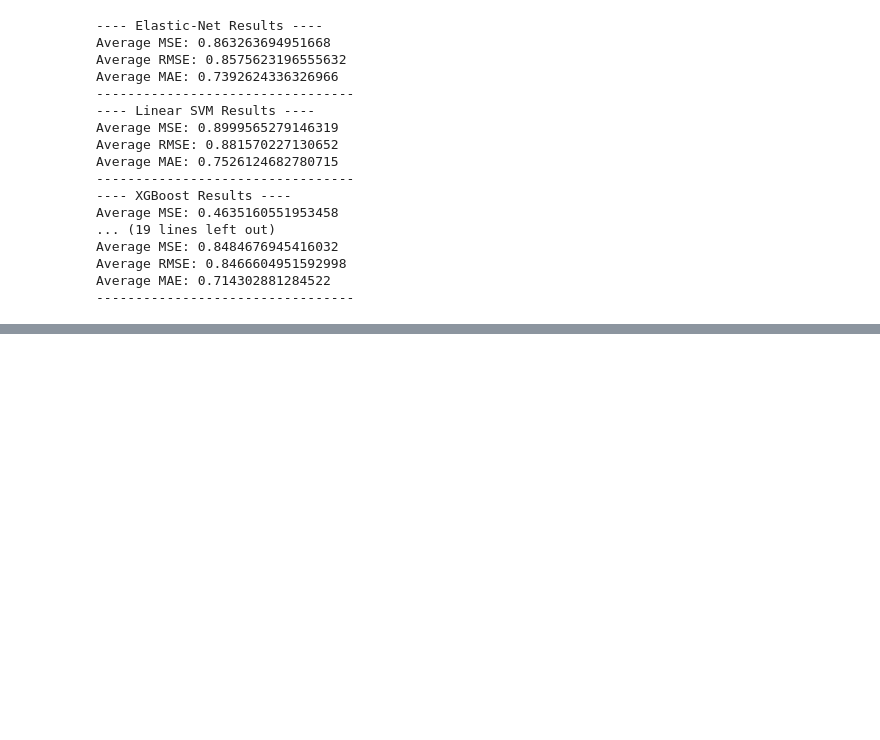
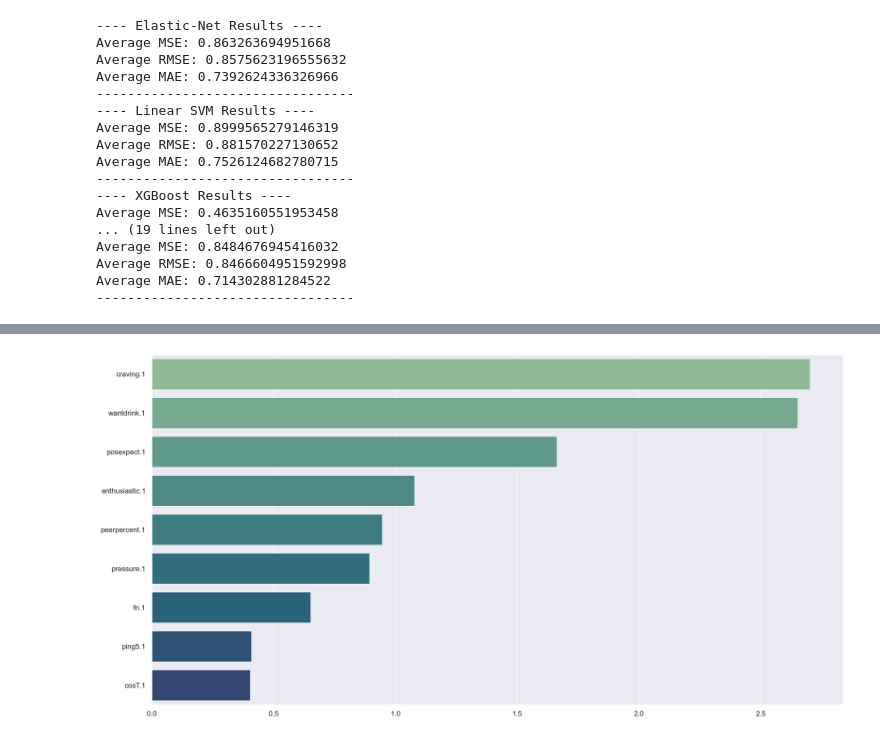
Before and after one commit to RoscaAlex00/DLTimeSeries, a Jupyter notebook: forecasting_global.ipynb, the cells around one changed output, grey strips where cells are left out. Saved outputs shown, nothing was run; the diff lists cells and outputs as text; code cells hidden in the pictures; blank space fills up the shorter version.

```diff
--- a/forecasting_global.ipynb
+++ b/forecasting_global.ipynb
@@ -724,0 +741,15 @@ df.to_csv('nomothetic.csv')
+# %%
+# Find the best features from Elastic Net
+best_features = elastic_alcohol.best_estimator_.coef_
+sort_by_index = best_features.argsort()[::-1]
+
+# Plot the features by importance
+features_plot = sns.barplot(x=best_features[sort_by_index][:9], y=train_alcohol_X.columns[sort_by_index][:9], palette = "crest")
+#plt.xlabel('Feature Importance')
+#plt.ylabel('Feature Name')
+#plt.title('Feature Importance as found by Elastic Net for Alcohol dataset')
+plt.tight_layout()
+plt.show()
+features_plot.figure.savefig('elastic_alcohol.png')
+# %% [output]
+[figure, added]
```
Also changed, not shown: parts of 4 cells of this notebook, 4 other files.
